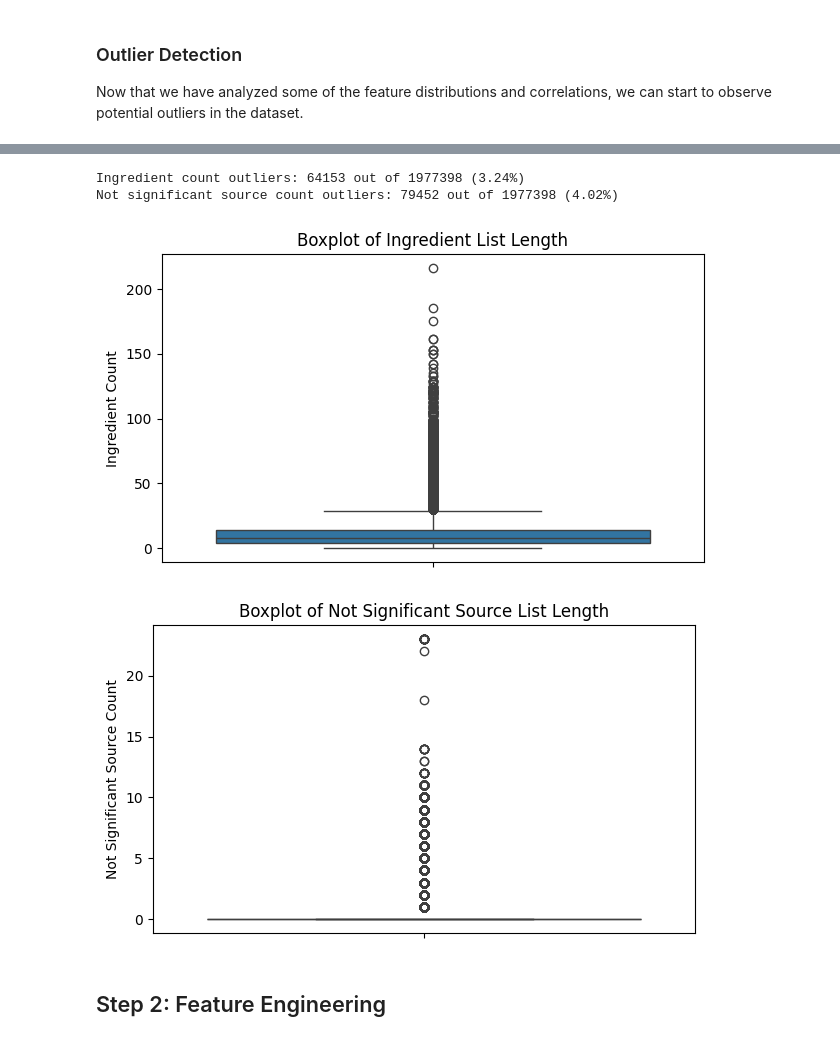
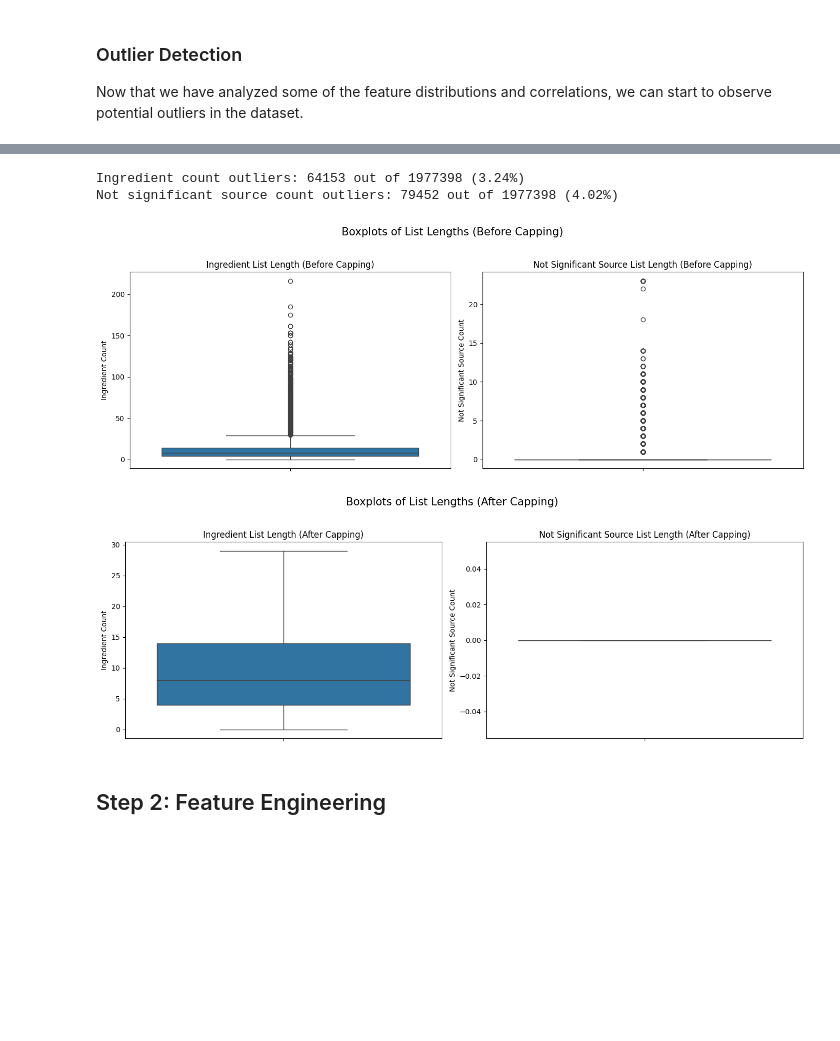
Before and after one commit to LoganDawes/Machine-Learning-Final, a Jupyter notebook: Logan_Dawes_Feature_Engineering.ipynb, the cells around one changed output, grey strips where cells are left out. Cells and saved outputs as stored; diff of their text form; code cells hidden in the pictures; blank space fills up the shorter version.

```diff
--- a/Logan_Dawes_Feature_Engineering.ipynb
+++ b/Logan_Dawes_Feature_Engineering.ipynb
@@ -682,8 +698,8 @@ Next we can understand more about the current features by understanding their di
 numeric_cols = [
     col for col in final_food_data.columns
     if (final_food_data[col].dtype == 'float64' or final_food_data[col].dtype == 'int64')
-    and col != 'fdc_id'
-    and 'emb' not in col
+    and col != 'fdc_id' and col != 'material_code'
+    and '_emb' not in col
 ]
 n = len(numeric_cols)
 ncols = 4
@@ -694,13 +710,16 @@ for i, col in enumerate(numeric_cols):
     ax = axes[i]
     data = final_food_data[final_food_data[col] > 0][col]
     if not data.empty:
+        # Exclude outliers in the window
+        q_low, q_high = np.percentile(data, [1, 99])
         sns.histplot(data, bins=30, kde=True, ax=ax)
-    ax.set_title(col)
+        ax.set_xlim(q_low, q_high)
+        ax.set_title(f"{col}")
     ax.set_xlabel('')
     ax.set_ylabel('')
 for j in range(i+1, len(axes)):
     fig.delaxes(axes[j])
-fig.suptitle('Distribution of Numeric Features (Nonzero Only)', fontsize=16)
+fig.suptitle('Distribution of Numeric Features', fontsize=16)
 plt.tight_layout(rect=[0, 0, 1, 0.97])
 plt.show()
 # %% [output]
@@ -945,18 +997,20 @@ def detect_outliers_iqr(series):
     IQR = Q3 - Q1
     lower_bound = Q1 - 1.5 * IQR
     upper_bound = Q3 + 1.5 * IQR
-    return (series < lower_bound) | (series > upper_bound)
+    return (series < lower_bound) | (series > upper_bound), lower_bound, upper_bound
 
 # Find all nutrient amount columns
 detected_outliers = {}
 outlier_counts = []
+nutrient_bounds = {}
 for col in numeric_cols:
     # Only consider nonzero values for outlier detection
     nonzero = final_food_data[col][final_food_data[col] > 0]
     if not nonzero.empty:
-        outliers = detect_outliers_iqr(nonzero)
+        outliers, lower, upper = detect_outliers_iqr(nonzero)
         detected_outliers[col] = outliers
         outlier_counts.append({'Nutrient': col, 'Outlier_Count': outliers.sum(), 'Total': len(nonzero)})
+        nutrient_bounds[col] = (lower, upper)
     else:
         outlier_counts.append({'Nutrient': col, 'Outlier_Count': 0, 'Total': 0})
 
@@ -984,5 +1038,5 @@ plt.tight_layout()
 plt.show()
 
 # Show the top 10 nutrients with the highest outlier count (table)
-outlier_df_nonzero.sort_values('Outlier_Count', ascending=False).head(10)
+print(outlier_df_nonzero.sort_values('Outlier_Count', ascending=False).head(10))
 # %% [output]
@@ -1002,43 +1094,53 @@ outlier_df_nonzero.sort_values('Outlier_Count', ascending=False).head(10)
 # %%
 # Outlier Detection and Separate Boxplots for Ingredient and Not Significant Source Lengths (with Outlier Percentage)
 
-def detect_outliers_iqr_series(series):
-    Q1 = series.quantile(0.25)
-    Q3 = series.quantile(0.75)
-    IQR = Q3 - Q1
-    lower_bound = Q1 - 1.5 * IQR
-    upper_bound = Q3 + 1.5 * IQR
-    return (series < lower_bound) | (series > upper_bound)
-
 # Outlier detection for ingredient_count and not_significant_count
-ingredient_outliers = detect_outliers_iqr_series(final_food_data['ingredient_count'])
-not_significant_outliers = detect_outliers_iqr_series(final_food_data['not_significant_count'])
+ingredient_outliers, ingredient_lower, ingredient_upper = detect_outliers_iqr(final_food_data['ingredient_count'])
+not_significant_outliers, not_significant_lower, not_significant_upper = detect_outliers_iqr(final_food_data['not_significant_count'])
 
 ingredient_outlier_pct = 100 * ingredient_outliers.sum() / len(ingredient_outliers)
 not_significant_outlier_pct = 100 * not_significant_outliers.sum() / len(not_significant_outliers)
 
 print(f"Ingredient count outliers: {ingredient_outliers.sum()} out of {len(ingredient_outliers)} ({ingredient_outlier_pct:.2f}%)")
 print(f"Not significant source count outliers: {not_significant_outliers.sum()} out of {len(not_significant_outliers)} ({not_significant_outlier_pct:.2f}%)")
 
-plt.figure(figsize=(7, 4))
-sns.boxplot(y=final_food_data['ingredient_count'])
-plt.title('Boxplot of Ingredient List Length')
-plt.ylabel('Ingredient Count')
+# Plot boxplots before capping for ingredient_count and not_significant_count (grouped)
+fig, axes = plt.subplots(1, 2, figsize=(14, 5))
+sns.boxplot(y=final_food_data['ingredient_count'], ax=axes[0])
+axes[0].set_title('Ingredient List Length (Before Capping)')
+axes[0].set_ylabel('Ingredient Count')
+sns.boxplot(y=final_food_data['not_significant_count'], ax=axes[1])
+axes[1].set_title('Not Significant Source List Length (Before Capping)')
+axes[1].set_ylabel('Not Significant Source Count')
+fig.suptitle('Boxplots of List Lengths (Before Capping)', fontsize=15)
+plt.tight_layout(rect=[0, 0, 1, 0.95])
 plt.show()
 
-plt.figure(figsize=(7, 4))
-sns.boxplot(y=final_food_data['not_significant_count'])
-plt.title('Boxplot of Not Significant Source List Length')
-plt.ylabel('Not Significant Source Count')
+# Cap outliers using calculated bounds
+final_food_data.loc[final_food_data['ingredient_count'] < ingredient_lower, 'ingredient_count'] = ingredient_lower
+final_food_data.loc[final_food_data['ingredient_count'] > ingredient_upper, 'ingredient_count'] = ingredient_upper
+final_food_data.loc[final_food_data['not_significant_count'] < not_significant_lower, 'not_significant_count'] = not_significant_lower
+final_food_data.loc[final_food_data['not_significant_count'] > not_significant_upper, 'not_significant_count'] = not_significant_upper
+
+# Plot boxplots after capping for ingredient_count and not_significant_count (grouped)
+fig, axes = plt.subplots(1, 2, figsize=(14, 5))
+sns.boxplot(y=final_food_data['ingredient_count'], ax=axes[0])
+axes[0].set_title('Ingredient List Length (After Capping)')
+axes[0].set_ylabel('Ingredient Count')
+sns.boxplot(y=final_food_data['not_significant_count'], ax=axes[1])
+axes[1].set_title('Not Significant Source List Length (After Capping)')
+axes[1].set_ylabel('Not Significant Source Count')
+fig.suptitle('Boxplots of List Lengths (After Capping)', fontsize=15)
+plt.tight_layout(rect=[0, 0, 1, 0.95])
 plt.show()
 
 # Memory cleanup
 memory_cleanup(['ingredient_outliers', 'not_significant_outliers'])
 # %% [output]
 Ingredient count outliers: 64153 out of 1977398 (3.24%)
 Not significant source count outliers: 79452 out of 1977398 (4.02%)
-[figure, old version]
+[figure, new version]
-[figure, old version]
+[figure, new version]
 # %% [markdown]
 ## Step 2: Feature Engineering
 # %% [markdown]
```
Also changed, not shown: parts of 44 cells of this notebook, 9 other files.
